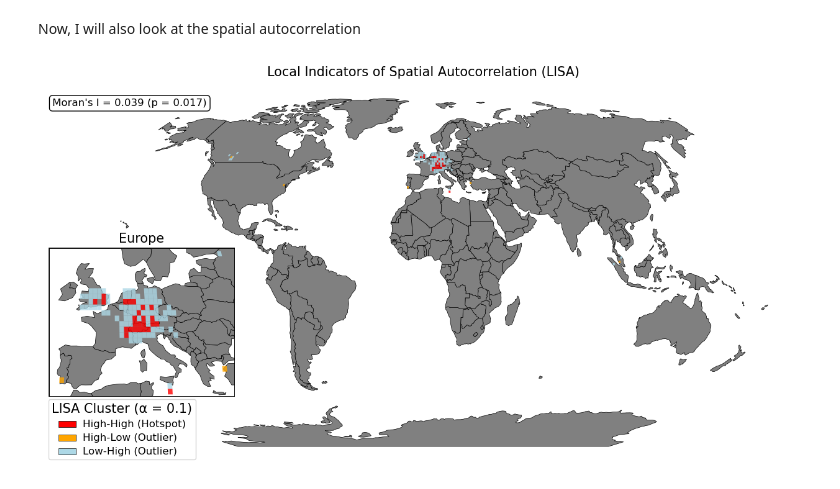
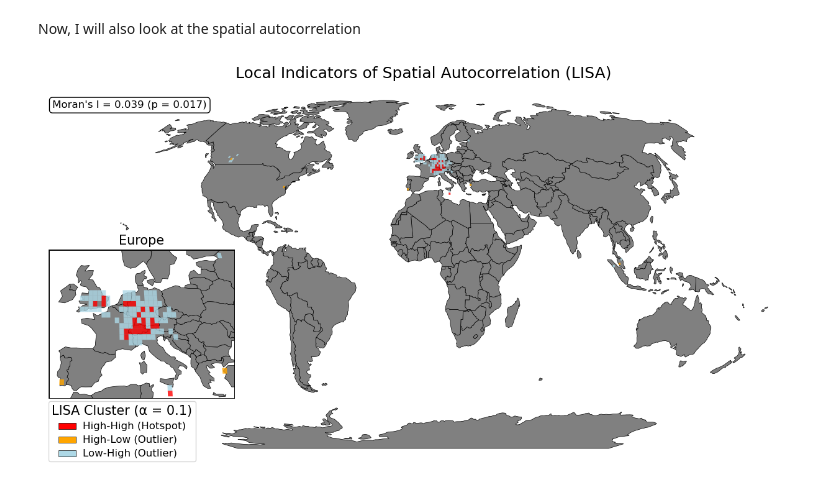
Before and after one commit to yannicknicolaswirz/Master_Thesis, a Jupyter notebook: Code/Part1_Spatial.ipynb, the cells around one changed output. Saved outputs shown, nothing was run; the diff lists cells and outputs as text; code cells hidden in the pictures.

```diff
--- a/Code/Part1_Spatial.ipynb
+++ b/Code/Part1_Spatial.ipynb
@@ -722,7 +722,7 @@ legend.get_title().set_fontsize(15)
 for text in legend.get_texts():
     text.set_fontsize(12)
 
-ax.set_title(f"Local Indicators of Spatial Autocorrelation (LISA)", fontsize=15)
+ax.set_title(f"Local Indicators of Spatial Autocorrelation (LISA)", fontsize=18)
 
 # write Moran's I on map
 ax.text(
@@ -738,31 +738,31 @@ ax.set_axis_off()
 
 # Inset for Europe
 ax_inset = fig.add_axes([0.129, 0.245, 0.2, 0.3])  # [left, bottom, width, height] in figure fraction
 
 world.to_crs("+proj=robin").plot(
     ax=ax_inset, color="grey", edgecolor="black", linewidth=0.5, zorder=1
 )
 
 for cat, color in lisa_colors.items():
     if cat == "ns":
         continue
     subset = gdf_sig[gdf_sig["lisa_cat"] == cat]
     if len(subset) > 0:
         subset.plot(ax=ax_inset, color=color, zorder=2, alpha=0.8)
 
 # extent of Europe
 ax_inset.set_xlim(-1000000, 2500000)
 ax_inset.set_ylim(3700000, 6500000)
 ax_inset.set_axis_off()
 ax_inset.set_title("Europe", fontsize=15)
 
 ax_inset.set_axis_off()
 
 # border of inset
 rect = Rectangle((0, 0), 1, 1, transform=ax_inset.transAxes,
                  fill=False, edgecolor="black", linewidth=2, zorder=10)
 ax_inset.add_patch(rect)
 
 plt.savefig(f"../Products/LISA.png", dpi=300, bbox_inches="tight")
 # %% [output]
-[figure, old version]
+[figure, new version]
```
Also changed, not shown: 2 other files.
